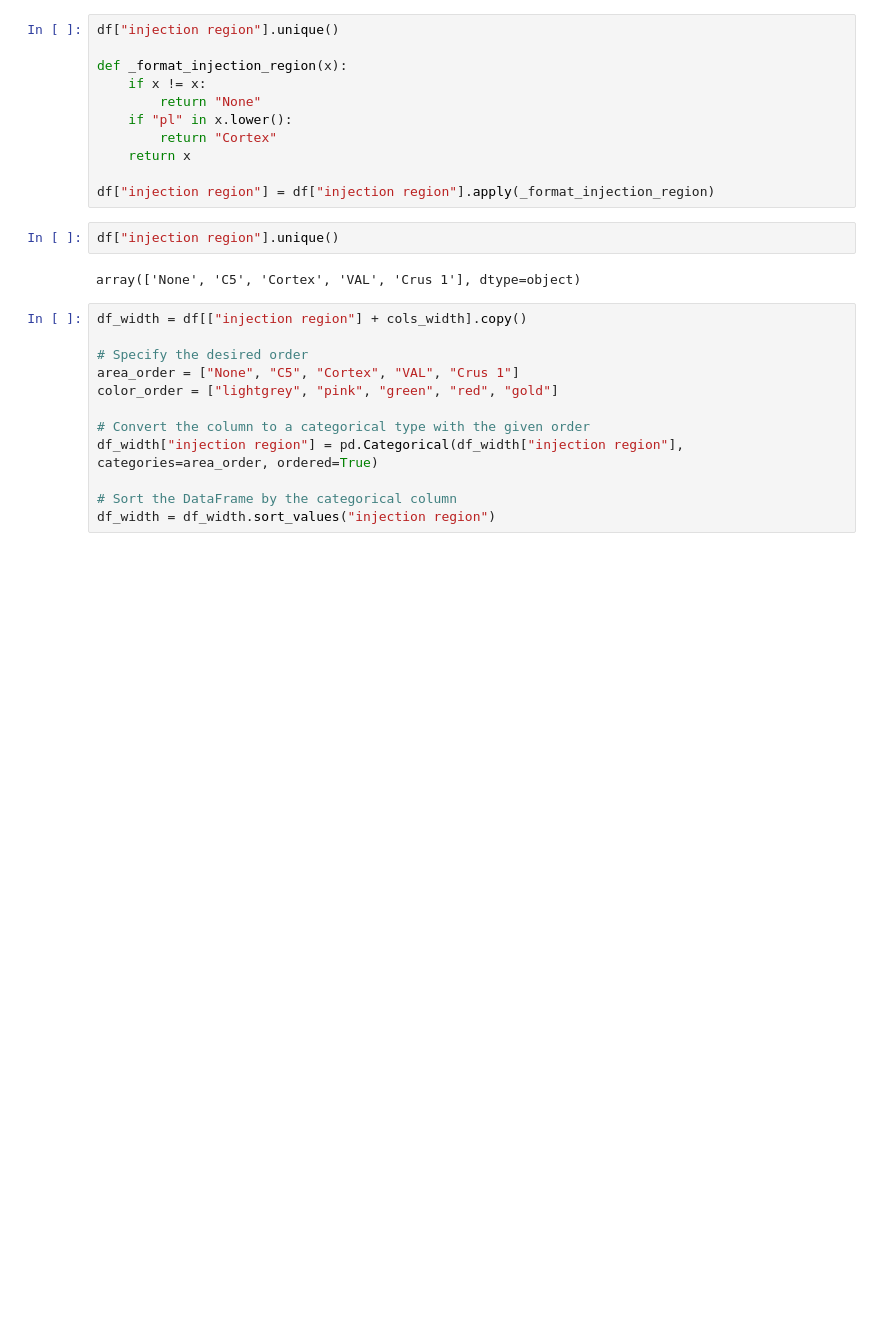
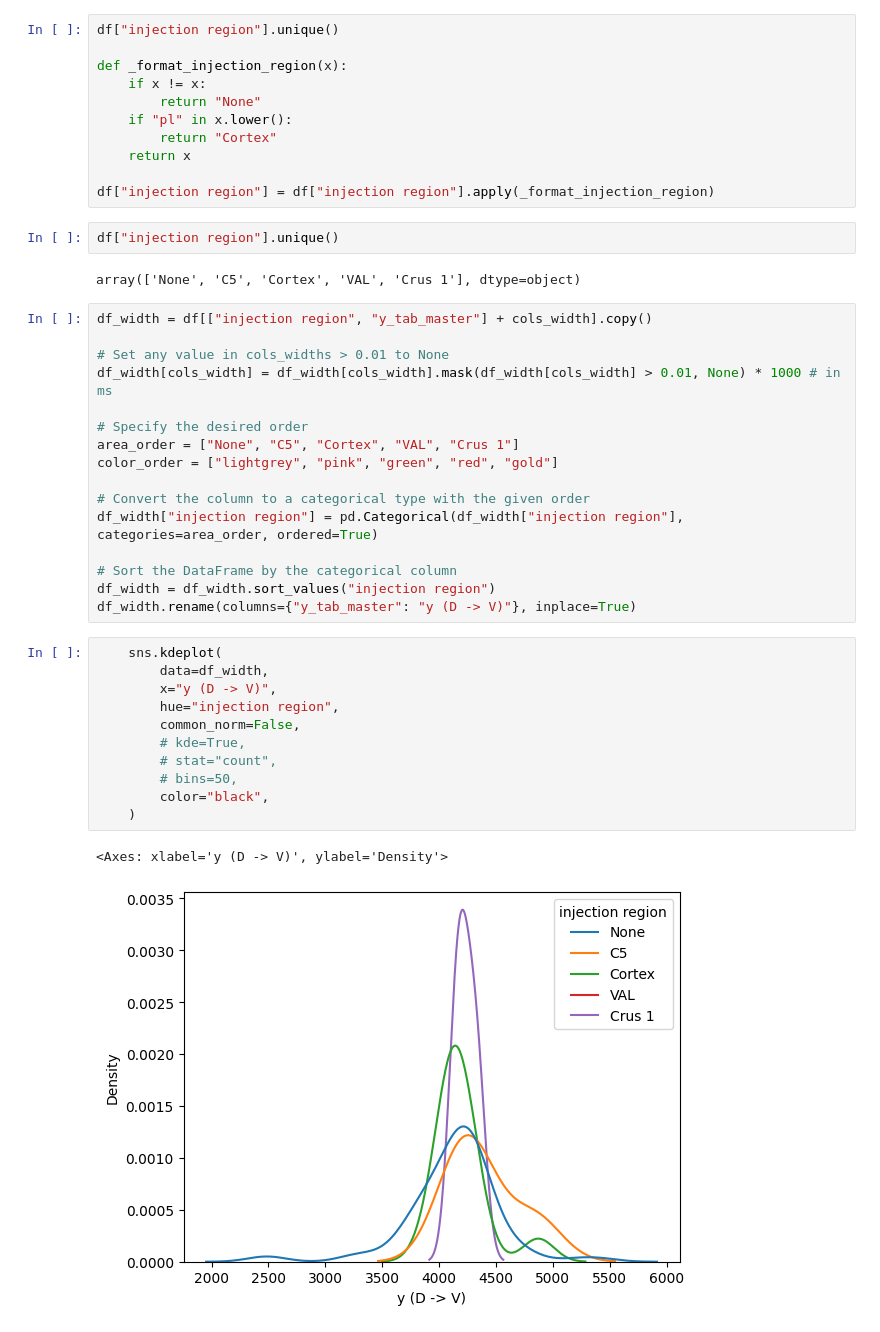
Before and after one commit to AllenNeuralDynamics/LCNE-patchseq-analysis, a Jupyter notebook: notebook/playground.ipynb, the cells around one changed output. Drawn from its saved outputs; the diff is of its cells as text; blank space fills up the shorter version.

```diff
--- a/notebook/playground.ipynb
+++ b/notebook/playground.ipynb
@@ -501,7 +502,10 @@ df["injection region"].unique()
 # %% [output]
 array(['None', 'C5', 'Cortex', 'VAL', 'Crus 1'], dtype=object)
 # %%
-df_width = df[["injection region"] + cols_width].copy()
+df_width = df[["injection region", "y_tab_master"] + cols_width].copy()
+
+# Set any value in cols_widths > 0.01 to None
+df_width[cols_width] = df_width[cols_width].mask(df_width[cols_width] > 0.01, None) * 1000 # in ms
 
 # Specify the desired order
 area_order = ["None", "C5", "Cortex", "VAL", "Crus 1"]
@@ -512,4 +516,19 @@ df_width["injection region"] = pd.Categorical(df_width["injection region"], cate
 
 # Sort the DataFrame by the categorical column
 df_width = df_width.sort_values("injection region")
+df_width.rename(columns={"y_tab_master": "y (D -> V)"}, inplace=True)
+# %%
+    sns.kdeplot(
+        data=df_width,
+        x="y (D -> V)",
+        hue="injection region",
+        common_norm=False,
+        # kde=True,
+        # stat="count",
+        # bins=50,
+        color="black",
+    )
+# %% [output]
+<Axes: xlabel='y (D -> V)', ylabel='Density'>
+[figure, added]
 # %%
```
Also changed, not shown: parts of 7 cells of this notebook.
